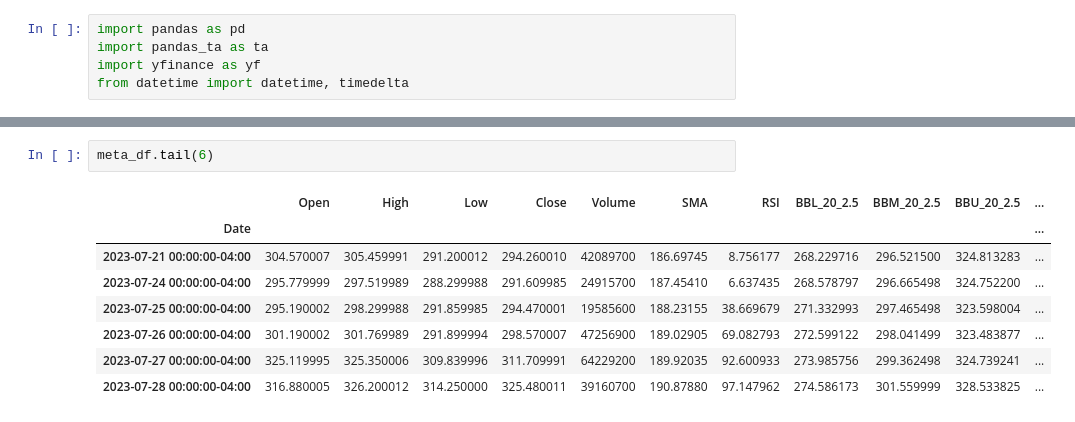
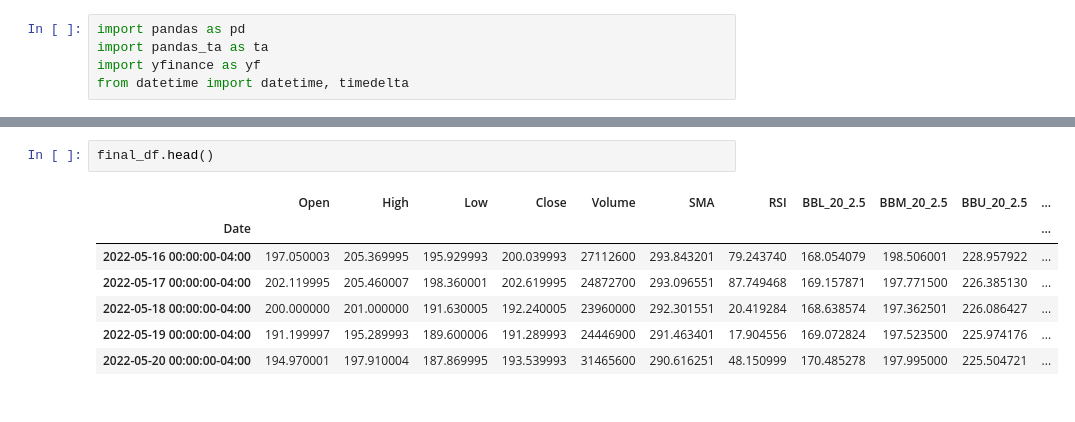
Before and after one commit to charliehou1920/Trading_Strategies, a Jupyter notebook: BollingerBand_Trade_Management.ipynb, the cells around one changed output, grey strips where cells are left out. Cells and saved outputs as stored; diff of their text form.

```diff
--- a/BollingerBand_Trade_Management.ipynb
+++ b/BollingerBand_Trade_Management.ipynb
@@ -90,11 +94,10 @@ add_sma_signal(meta_df, 3)
-# %%
-meta_df.tail(6)
-# %% [output]
-|  | Open | High | Low | Close | Volume | SMA | RSI | BBL_20_2.5 | BBM_20_2.5 | BBU_20_2.5 | ... |
-| Date |  |  |  |  |  |  |  |  |  |  | ... |
-| 2023-07-21 00:00:00-04:00 | 304.570007 | 305.459991 | 291.200012 | 294.260010 | 42089700 | 186.69745 | 8.756177 | 268.229716 | 296.521500 | 324.813283 | ... |
-| 2023-07-24 00:00:00-04:00 | 295.779999 | 297.519989 | 288.299988 | 291.609985 | 24915700 | 187.45410 | 6.637435 | 268.578797 | 296.665498 | 324.752200 | ... |
-| 2023-07-25 00:00:00-04:00 | 295.190002 | 298.299988 | 291.859985 | 294.470001 | 19585600 | 188.23155 | 38.669679 | 271.332993 | 297.465498 | 323.598004 | ... |
-| 2023-07-26 00:00:00-04:00 | 301.190002 | 301.769989 | 291.899994 | 298.570007 | 47256900 | 189.02905 | 69.082793 | 272.599122 | 298.041499 | 323.483877 | ... |
-| 2023-07-27 00:00:00-04:00 | 325.119995 | 325.350006 | 309.839996 | 311.709991 | 64229200 | 189.92035 | 92.600933 | 273.985756 | 299.362498 | 324.739241 | ... |
-| 2023-07-28 00:00:00-04:00 | 316.880005 | 326.200012 | 314.250000 | 325.480011 | 39160700 | 190.87880 | 97.147962 | 274.586173 | 301.559999 | 328.533825 | ... |
+# %%
+final_df.head()
+# %% [output]
+|  | Open | High | Low | Close | Volume | SMA | RSI | BBL_20_2.5 | BBM_20_2.5 | BBU_20_2.5 | ... |
+| Date |  |  |  |  |  |  |  |  |  |  | ... |
+| 2022-05-16 00:00:00-04:00 | 197.050003 | 205.369995 | 195.929993 | 200.039993 | 27112600 | 293.843201 | 79.243740 | 168.054079 | 198.506001 | 228.957922 | ... |
+| 2022-05-17 00:00:00-04:00 | 202.119995 | 205.460007 | 198.360001 | 202.619995 | 24872700 | 293.096551 | 87.749468 | 169.157871 | 197.771500 | 226.385130 | ... |
+| 2022-05-18 00:00:00-04:00 | 200.000000 | 201.000000 | 191.630005 | 192.240005 | 23960000 | 292.301551 | 20.419284 | 168.638574 | 197.362501 | 226.086427 | ... |
+| 2022-05-19 00:00:00-04:00 | 191.199997 | 195.289993 | 189.600006 | 191.289993 | 24446900 | 291.463401 | 17.904556 | 169.072824 | 197.523500 | 225.974176 | ... |
+| 2022-05-20 00:00:00-04:00 | 194.970001 | 197.910004 | 187.869995 | 193.539993 | 31465600 | 290.616251 | 48.150999 | 170.485278 | 197.995000 | 225.504721 | ... |
```
Also changed, not shown: parts of 9 cells of this notebook.
